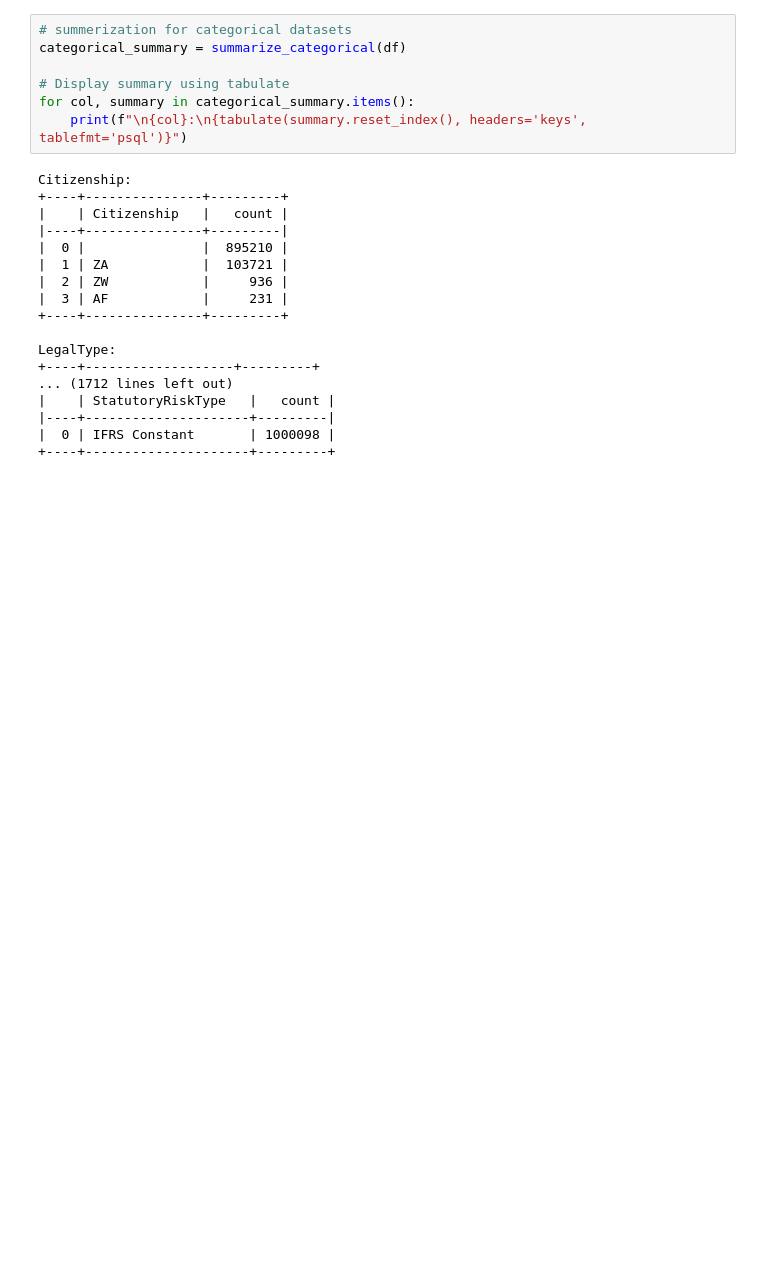
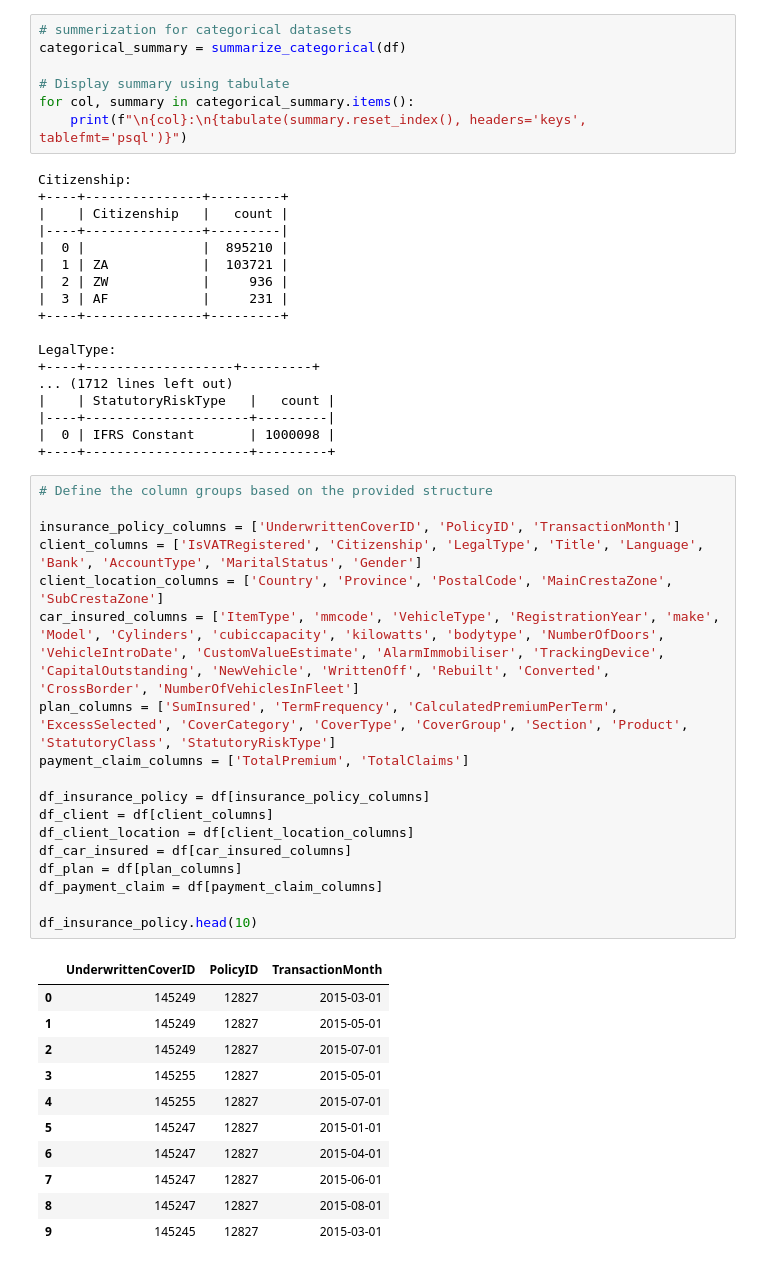
Before and after one commit to abrahamshimelis/AlphaCare-Insurance-Solutions, a Jupyter notebook: notebooks/descriptive-data-analysis.ipynb, the cells around one changed output. Saved outputs shown, nothing was run; the diff lists cells and outputs as text; blank space fills up the shorter version.

```diff
--- a/notebooks/descriptive-data-analysis.ipynb
+++ b/notebooks/descriptive-data-analysis.ipynb
@@ -137,3 +140,33 @@ LegalType:
 |----+---------------------+---------|
 |  0 | IFRS Constant       | 1000098 |
 +----+---------------------+---------+
+# %%
+# Define the column groups based on the provided structure
+
+insurance_policy_columns = ['UnderwrittenCoverID', 'PolicyID', 'TransactionMonth']
+client_columns = ['IsVATRegistered', 'Citizenship', 'LegalType', 'Title', 'Language', 'Bank', 'AccountType', 'MaritalStatus', 'Gender']
+client_location_columns = ['Country', 'Province', 'PostalCode', 'MainCrestaZone', 'SubCrestaZone']
+car_insured_columns = ['ItemType', 'mmcode', 'VehicleType', 'RegistrationYear', 'make', 'Model', 'Cylinders', 'cubiccapacity', 'kilowatts', 'bodytype', 'NumberOfDoors', 'VehicleIntroDate', 'CustomValueEstimate', 'AlarmImmobiliser', 'TrackingDevice', 'CapitalOutstanding', 'NewVehicle', 'WrittenOff', 'Rebuilt', 'Converted', 'CrossBorder', 'NumberOfVehiclesInFleet']
+plan_columns = ['SumInsured', 'TermFrequency', 'CalculatedPremiumPerTerm', 'ExcessSelected', 'CoverCategory', 'CoverType', 'CoverGroup', 'Section', 'Product', 'StatutoryClass', 'StatutoryRiskType']
+payment_claim_columns = ['TotalPremium', 'TotalClaims']
+
+df_insurance_policy = df[insurance_policy_columns]
+df_client = df[client_columns]
+df_client_location = df[client_location_columns]
+df_car_insured = df[car_insured_columns]
+df_plan = df[plan_columns]
+df_payment_claim = df[payment_claim_columns]
+
+df_insurance_policy.head(10)
+# %% [output]
+|  | UnderwrittenCoverID | PolicyID | TransactionMonth |
+| 0 | 145249 | 12827 | 2015-03-01 |
+| 1 | 145249 | 12827 | 2015-05-01 |
+| 2 | 145249 | 12827 | 2015-07-01 |
+| 3 | 145255 | 12827 | 2015-05-01 |
+| 4 | 145255 | 12827 | 2015-07-01 |
+| 5 | 145247 | 12827 | 2015-01-01 |
+| 6 | 145247 | 12827 | 2015-04-01 |
+| 7 | 145247 | 12827 | 2015-06-01 |
+| 8 | 145247 | 12827 | 2015-08-01 |
+| 9 | 145245 | 12827 | 2015-03-01 |
```
Also changed, not shown: parts of 4 cells of this notebook, 1 other file.
